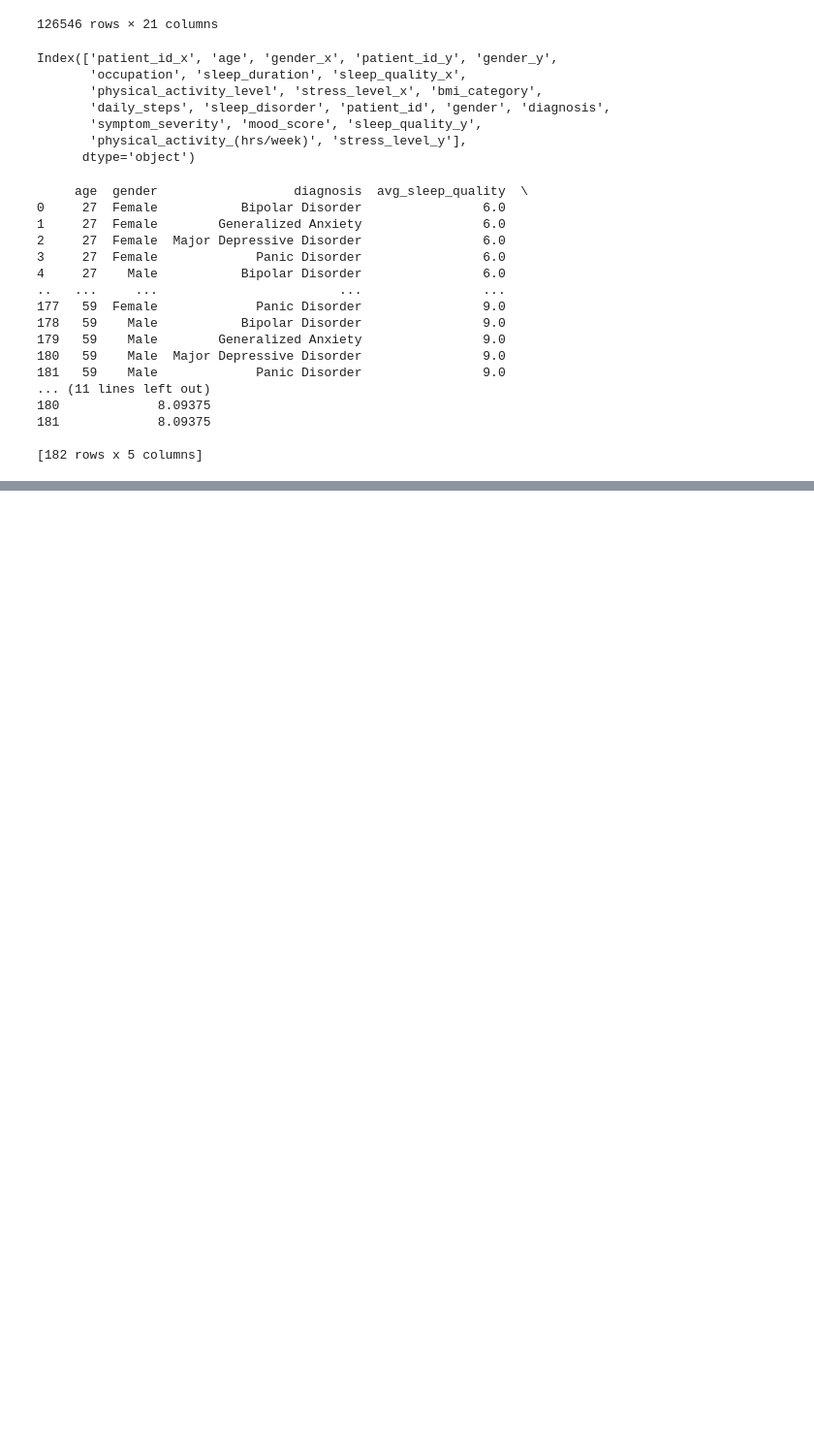
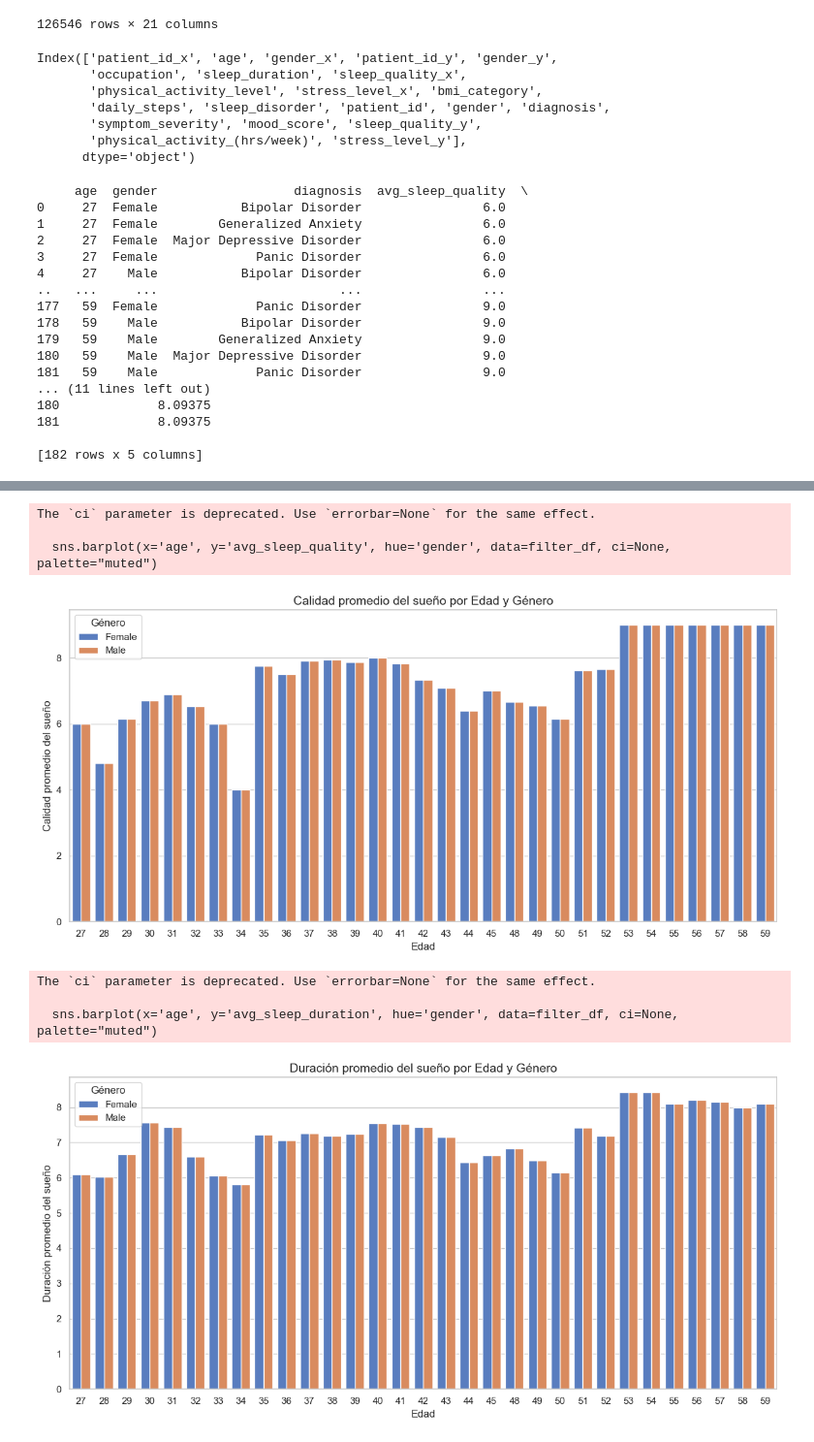
Before and after one commit to cemanzanoc/Sleephours-and-Lifestyle, a Jupyter notebook: visualization/visualization.ipynb, the cells around one changed output, grey strips where cells are left out. Shown at 97% size. Saved outputs shown, nothing was run; the diff lists cells and outputs as text; code cells hidden in the pictures; blank space fills up the shorter version.

```diff
--- a/visualization/visualization.ipynb
+++ b/visualization/visualization.ipynb
@@ -395,0 +425,32 @@ filter_df
+# %%
+# Configuración de la estética
+sns.set(style="whitegrid")
+
+# Crear un gráfico de barras agrupadas para 'avg_sleep_quality' y 'avg_sleep_duration'
+plt.figure(figsize=(12, 6))
+sns.barplot(x='age', y='avg_sleep_quality', hue='gender', data=filter_df, ci=None, palette="muted")
+plt.title('Calidad promedio del sueño por Edad y Género', fontsize=14)
+plt.xlabel('Edad', fontsize=12)
+plt.ylabel('Calidad promedio del sueño', fontsize=12)
+plt.legend(title='Género')
+plt.tight_layout()
+plt.show()
+
+# Crear un gráfico de barras agrupadas para 'avg_sleep_duration'
+plt.figure(figsize=(12, 6))
+sns.barplot(x='age', y='avg_sleep_duration', hue='gender', data=filter_df, ci=None, palette="muted")
+plt.title('Duración promedio del sueño por Edad y Género', fontsize=14)
+plt.xlabel('Edad', fontsize=12)
+plt.ylabel('Duración promedio del sueño', fontsize=12)
+plt.legend(title='Género')
+plt.tight_layout()
+plt.show()
+# %% [output]
+The `ci` parameter is deprecated. Use `errorbar=None` for the same effect.
+
+  sns.barplot(x='age', y='avg_sleep_quality', hue='gender', data=filter_df, ci=None, palette="muted")
+[figure, added]
+The `ci` parameter is deprecated. Use `errorbar=None` for the same effect.
+
+  sns.barplot(x='age', y='avg_sleep_duration', hue='gender', data=filter_df, ci=None, palette="muted")
+[figure, added]
```
Also changed, not shown: parts of 5 cells of this notebook.
